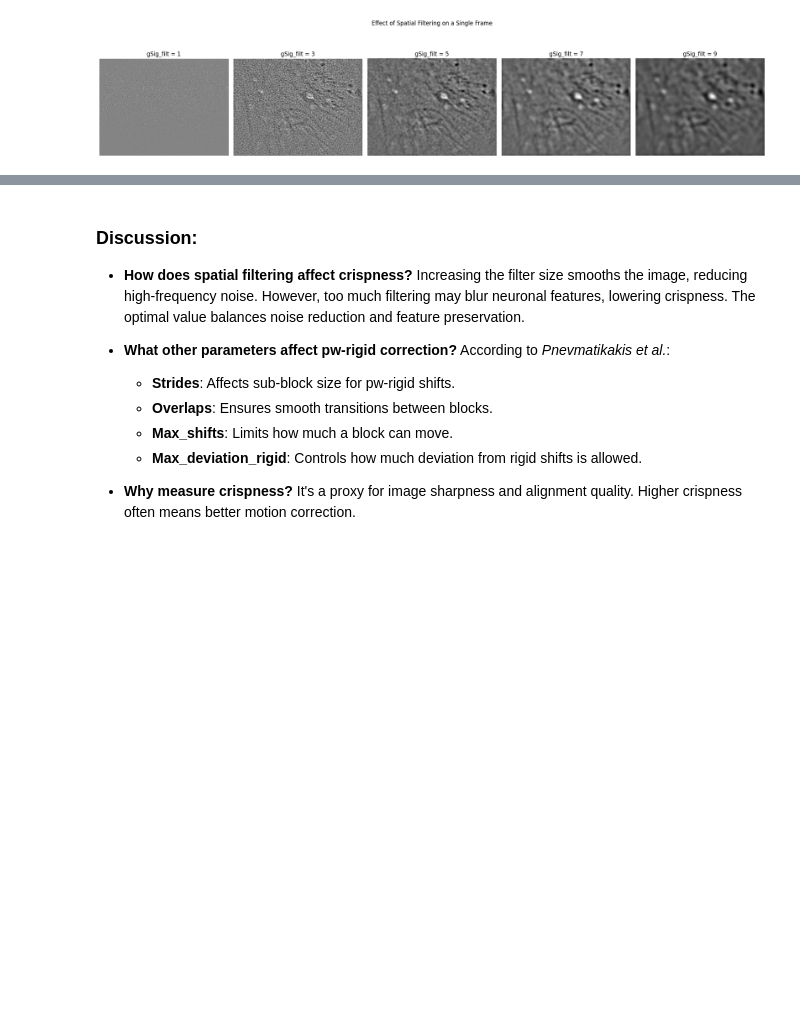
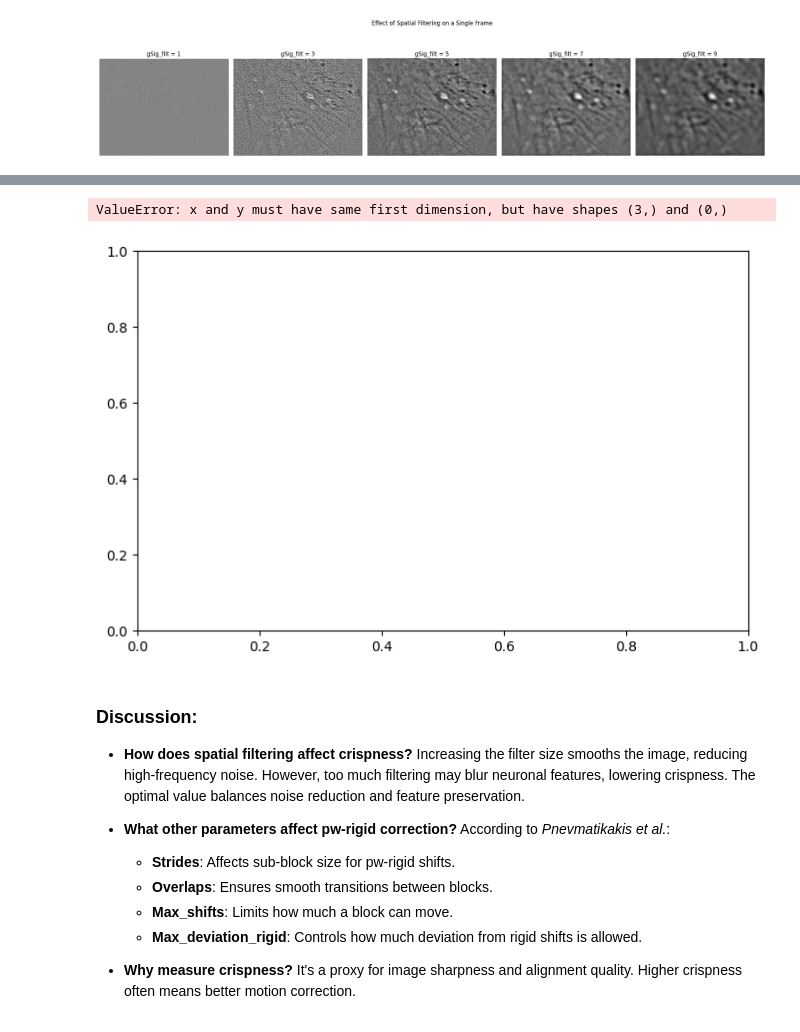
Before and after one commit to YentlB/Assignments-Yentl-Buitelaar, a Jupyter notebook: exercises_calcium.ipynb, the cells around one changed output, grey strips where cells are left out. Cells and saved outputs as stored; diff of their text form; code cells hidden in the pictures; blank space fills up the shorter version.

```diff
--- a/exercises_calcium.ipynb
+++ b/exercises_calcium.ipynb
@@ -182,29 +272,3 @@ plt.tight_layout()
 plt.show()
 # %% [output]
 [figure]
-# %%
-for gSig in gSig_filt_values:
-    print(f"Processing with gSig_filt = {gSig}...")
-
-    motion_params = {
-        'gSig_filt': (gSig, gSig),
-        'max_shifts': (6, 6),
-        'strides': (48, 48),
-        'overlaps': (24, 24),
-        'max_deviation_rigid': 3,
-        'pw_rigid': False,
-        'border_nan': 'copy',
-    }
-
-    mc_rigid = MotionCorrect(video_path, **motion_params)
-    mc_rigid.motion_correct(save_movie=False)
-    corrected_movie = mc_rigid.apply_shifts_movie('corrected_rigid.tif')
-    corr_rigid = compute_correlation_image(corrected_movie)
-    rigid_crispness.append(compute_crispness(corr_rigid))
-
-    motion_params['pw_rigid'] = True
-    mc_pw = MotionCorrect(video_path, **motion_params)
-    mc_pw.motion_correct(save_movie=False)
-    corrected_movie_pw = mc_pw.apply_shifts_movie('corrected_pw.tif')
-    corr_pw = compute_correlation_image(corrected_movie_pw)
-    nonrigid_crispness.append(compute_crispness(corr_pw))
@@ -220,0 +277,4 @@ Exception: File corrected_rigid.tif not found!
+# %%
+def compute_crispness(img):
+    gy, gx = np.gradient(img.astype(np.float32))
+    return np.sqrt((gx**2 + gy**2).sum())  # Frobenius norm of image gradient
@@ -221,14 +323,16 @@ Exception: File corrected_rigid.tif not found!
 # %%
-#STEP 4: Plot crispness vs spatial filter size
-plt.figure(figsize=(10, 6))
-plt.plot(gSig_filt_values, rigid_crispness, '-o', label='Rigid')
-plt.plot(gSig_filt_values, nonrigid_crispness, '-o', label='Pw-Rigid')
-plt.xlabel("gSig_filt (spatial filter size)")
-plt.ylabel("Crispness (sum of spatial gradients)")
-plt.title("Crispness vs Spatial Filter Size")
+plt.figure(figsize=(8, 5))
+plt.plot(gsig_values, crispness_rigid, '-o', label='Rigid')
+plt.plot(gsig_values, crispness_pwrigid, '-o', label='Piecewise-Rigid')
+plt.xlabel('gSig_filt (Spatial Filter Size)')
+plt.ylabel('Crispness (Gradient of Correlation Image)')
+plt.title('Crispness vs. Spatial Filter Size')
 plt.legend()
 plt.grid(True)
 plt.show()
+# %% [output]
+ValueError: x and y must have same first dimension, but have shapes (3,) and (0,)
+[figure, added]
 # %% [markdown]
 ### Discussion:
 
```
Also changed, not shown: parts of 24 cells of this notebook.
